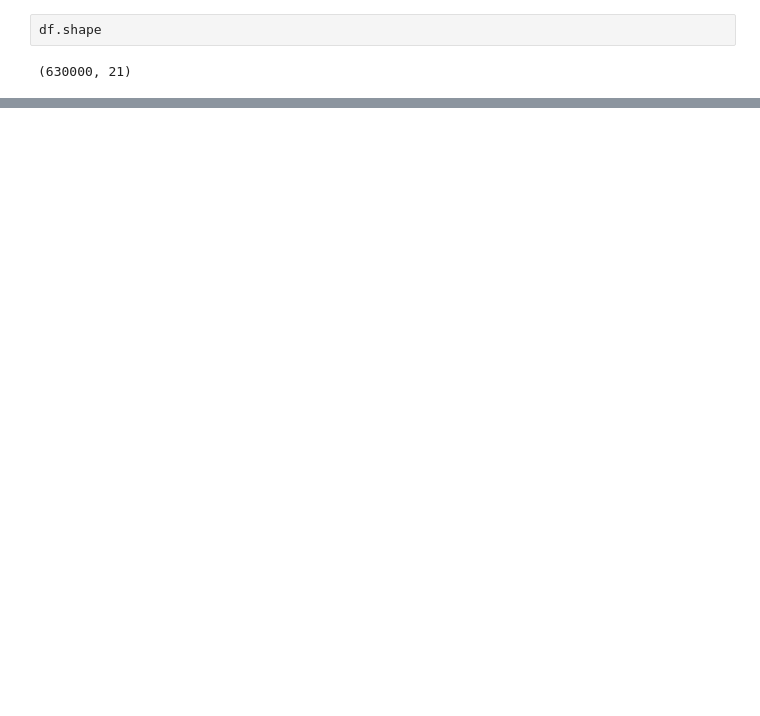
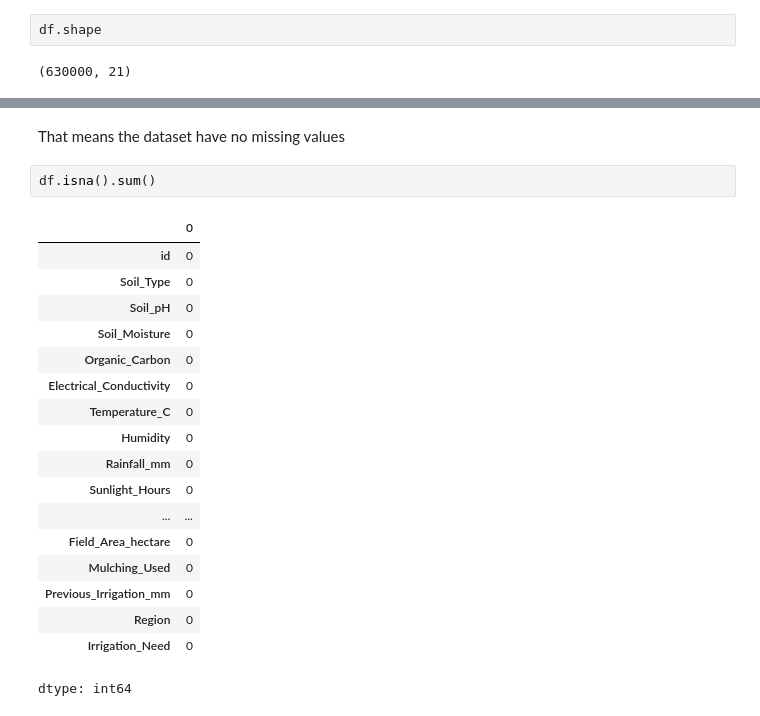
Before and after one commit to Goal48/kaggle-s6e4-irrigation, a Jupyter notebook: kaggle_s6e4_irrigation.ipynb, the cells around one changed output, grey strips where cells are left out. Cells and saved outputs as stored; diff of their text form; blank space fills up the shorter version.

```diff
--- a/kaggle_s6e4_irrigation.ipynb
+++ b/kaggle_s6e4_irrigation.ipynb
@@ -29,0 +82,23 @@ df.shape
+# %% [markdown]
+That means the dataset have no missing values
+# %%
+df.isna().sum()
+# %% [output]
+|  | 0 |
+| id | 0 |
+| Soil_Type | 0 |
+| Soil_pH | 0 |
+| Soil_Moisture | 0 |
+| Organic_Carbon | 0 |
+| Electrical_Conductivity | 0 |
+| Temperature_C | 0 |
+| Humidity | 0 |
+| Rainfall_mm | 0 |
+| Sunlight_Hours | 0 |
+| ... | ... |
+| Field_Area_hectare | 0 |
+| Mulching_Used | 0 |
+| Previous_Irrigation_mm | 0 |
+| Region | 0 |
+| Irrigation_Need | 0 |
+dtype: int64
```
Also changed, not shown: parts of 33 cells of this notebook.
